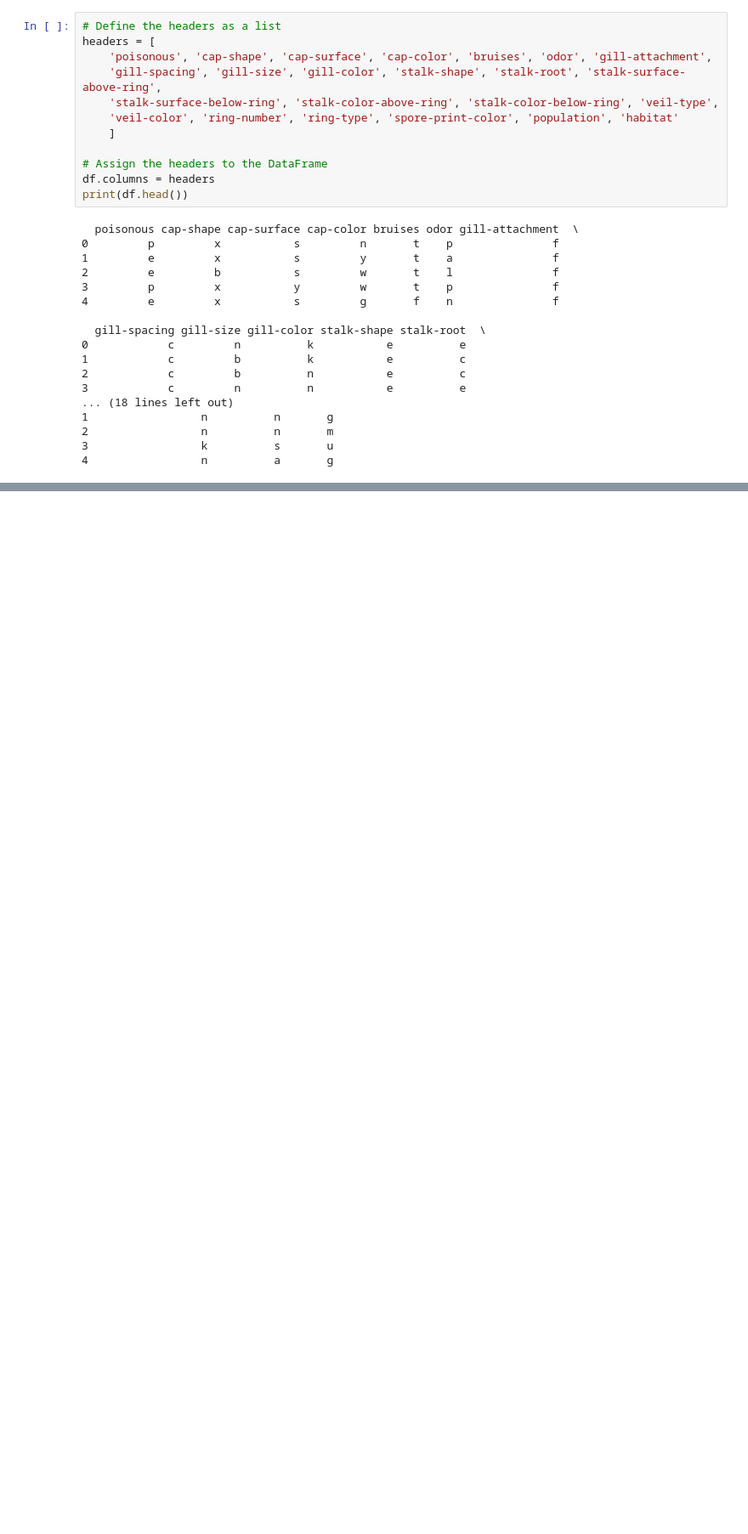
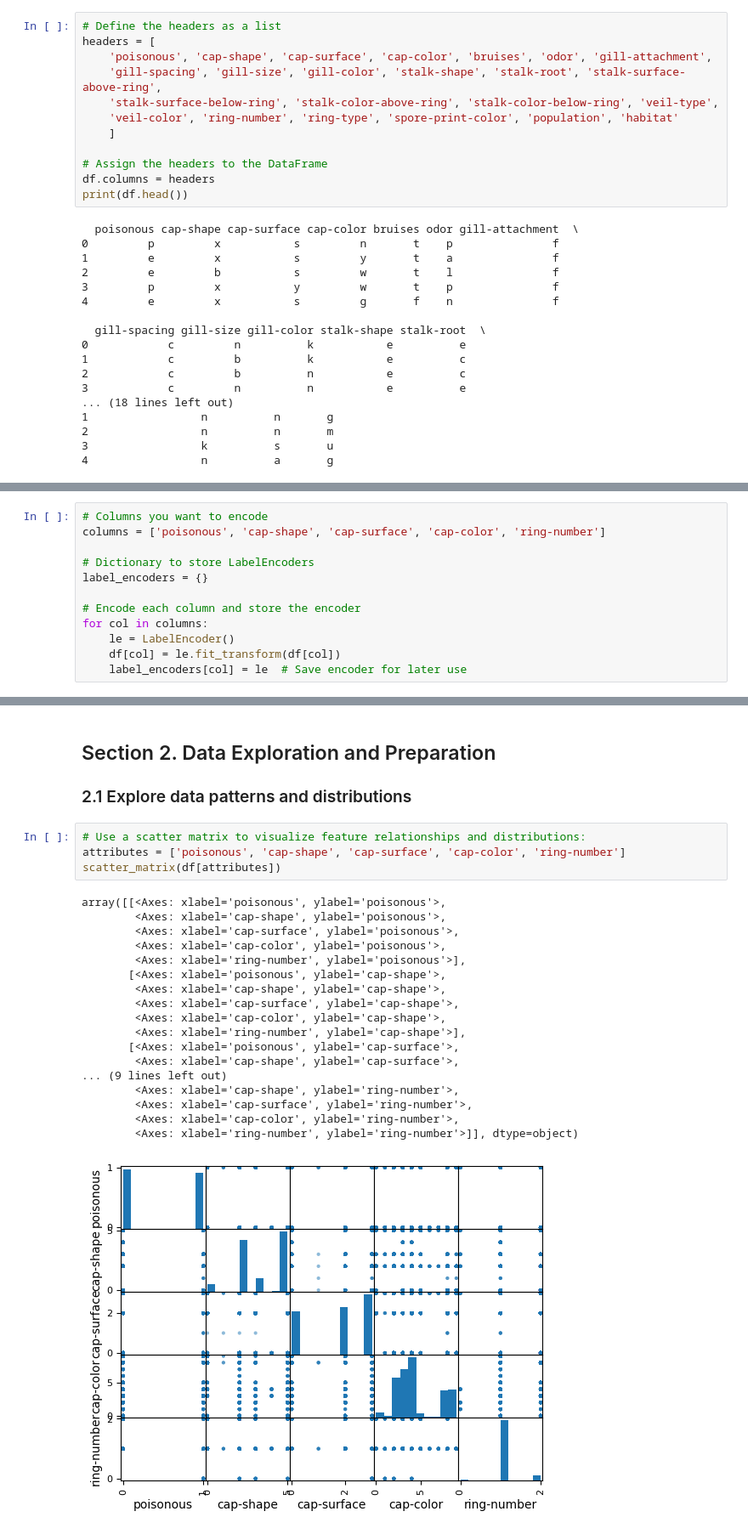
Before and after one commit to sapapesh/applied-ml-showard, a Jupyter notebook: midterm/classification_sahoward.ipynb, the cells around one changed output, grey strips where cells are left out. Shown at 85% size. Drawn from its saved outputs; the diff is of its cells as text; blank space fills up the shorter version.

Commit message:
section 1

```diff
--- a/midterm/classification_sahoward.ipynb
+++ b/midterm/classification_sahoward.ipynb
@@ -99,0 +106,12 @@ print(df.head())
+# %%
+# Columns you want to encode
+columns = ['poisonous', 'cap-shape', 'cap-surface', 'cap-color', 'ring-number']
+
+# Dictionary to store LabelEncoders
+label_encoders = {}
+
+# Encode each column and store the encoder
+for col in columns:
+    le = LabelEncoder()
+    df[col] = le.fit_transform(df[col])
+    label_encoders[col] = le  # Save encoder for later use
@@ -99,0 +173,27 @@ print(df.head())
+# %% [markdown]
+## Section 2. Data Exploration and Preparation
+
+### 2.1 Explore data patterns and distributions
+# %%
+# Use a scatter matrix to visualize feature relationships and distributions:
+attributes = ['poisonous', 'cap-shape', 'cap-surface', 'cap-color', 'ring-number']
+scatter_matrix(df[attributes])
+# %% [output]
+array([[<Axes: xlabel='poisonous', ylabel='poisonous'>,
+        <Axes: xlabel='cap-shape', ylabel='poisonous'>,
+        <Axes: xlabel='cap-surface', ylabel='poisonous'>,
+        <Axes: xlabel='cap-color', ylabel='poisonous'>,
+        <Axes: xlabel='ring-number', ylabel='poisonous'>],
+       [<Axes: xlabel='poisonous', ylabel='cap-shape'>,
+        <Axes: xlabel='cap-shape', ylabel='cap-shape'>,
+        <Axes: xlabel='cap-surface', ylabel='cap-shape'>,
+        <Axes: xlabel='cap-color', ylabel='cap-shape'>,
+        <Axes: xlabel='ring-number', ylabel='cap-shape'>],
+       [<Axes: xlabel='poisonous', ylabel='cap-surface'>,
+        <Axes: xlabel='cap-shape', ylabel='cap-surface'>,
+... (9 lines left out)
+        <Axes: xlabel='cap-shape', ylabel='ring-number'>,
+        <Axes: xlabel='cap-surface', ylabel='ring-number'>,
+        <Axes: xlabel='cap-color', ylabel='ring-number'>,
+        <Axes: xlabel='ring-number', ylabel='ring-number'>]], dtype=object)
+[figure, added]
```
Also changed, not shown: parts of 12 cells of this notebook.
